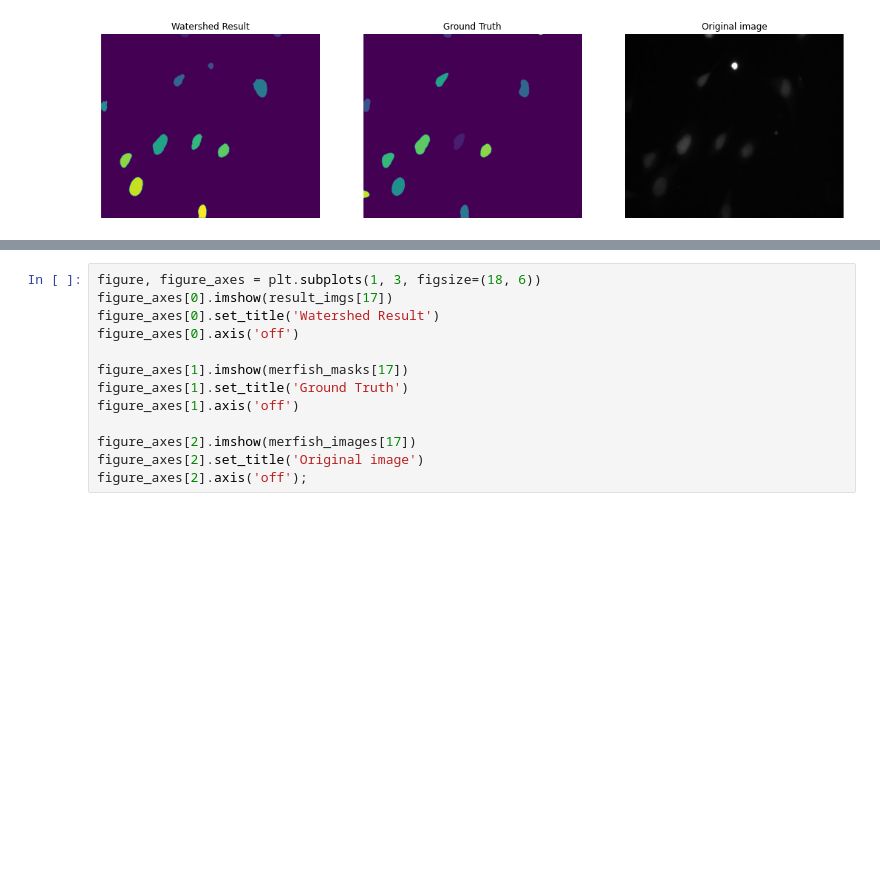
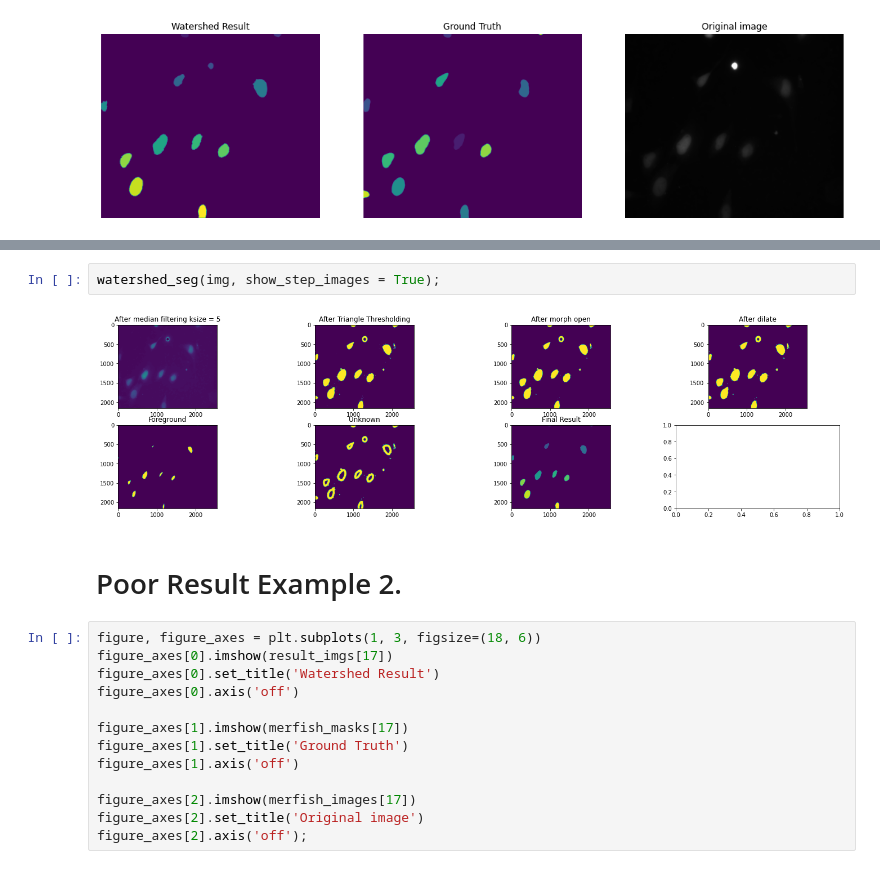
Before and after one commit to annajiwons/merfish-segmentation, a Jupyter notebook: 4_watershed/watershed.ipynb, the cells around one changed output, grey strips where cells are left out. Cells and saved outputs as stored; diff of their text form; blank space fills up the shorter version.

```diff
--- a/4_watershed/watershed.ipynb
+++ b/4_watershed/watershed.ipynb
@@ -354,3 +376,9 @@ It also considered the bright spot as a nucleus. Thresholding of brightness valu
+# %%
+watershed_seg(img, show_step_images = True);
+# %% [output]
+[figure, added]
+# %% [markdown]
+# Poor Result Example 2.
 # %%
 figure, figure_axes = plt.subplots(1, 3, figsize=(18, 6))
 figure_axes[0].imshow(result_imgs[17])
```
Also changed, not shown: parts of 31 cells of this notebook.
